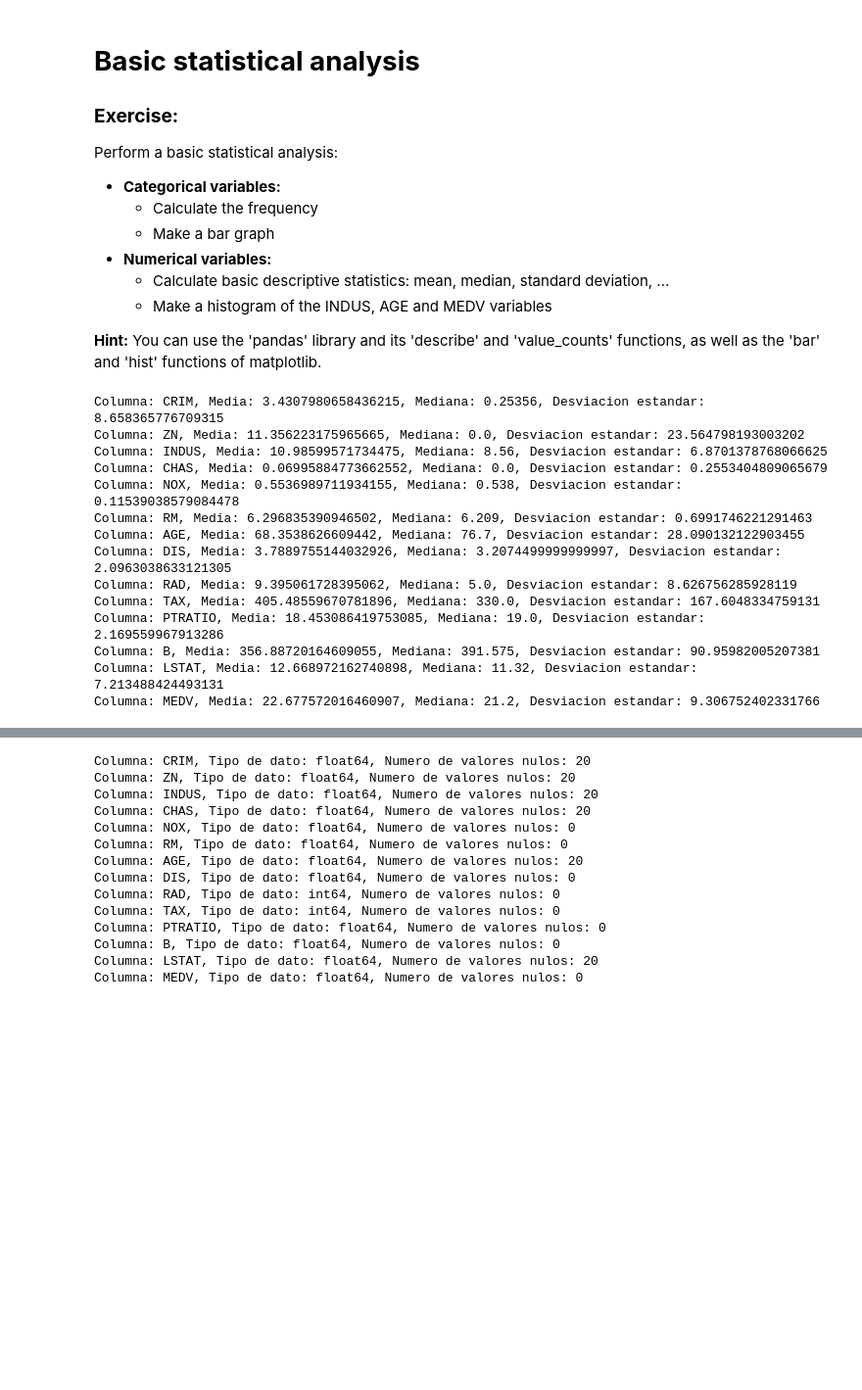
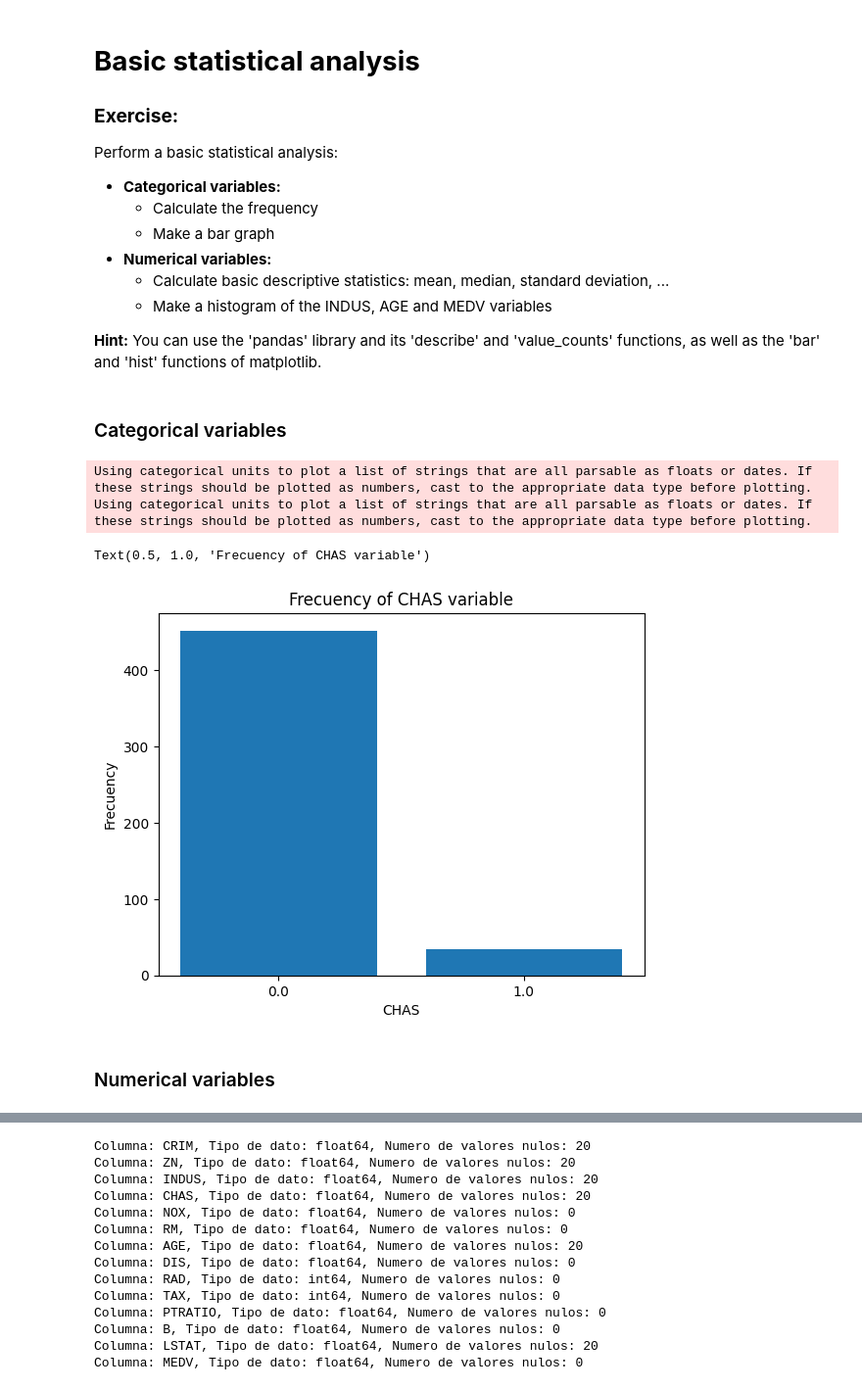
Before and after one commit to Eva080804/EDA, a Jupyter notebook: Ejercicio_1/EDA_inicial_blanco__ENG.ipynb, the cells around one changed output, grey strips where cells are left out. Shown at 98% size. Saved outputs shown, nothing was run; the diff lists cells and outputs as text; code cells hidden in the pictures; blank space fills up the shorter version.

```diff
--- a/Ejercicio_1/EDA_inicial_blanco__ENG.ipynb
+++ b/Ejercicio_1/EDA_inicial_blanco__ENG.ipynb
@@ -119,6 +122,24 @@ Perform a basic statistical analysis:
     *   Make a histogram of the INDUS, AGE and MEDV variables
 
 **Hint:** You can use the 'pandas' library and its 'describe' and 'value_counts' functions, as well as the 'bar' and 'hist' functions of matplotlib.
+# %% [markdown]
+### Categorical variables
+# %%
+boston = boston.dropna(subset = ['CHAS'])
+conteos = boston['CHAS'].value_counts()
+eje_x = conteos.index.astype(str)
+eje_y = boston['CHAS'].value_counts()
+plt.bar(eje_x, eje_y)
+plt.xlabel('CHAS')
+plt.ylabel('Frecuency')
+plt.title('Frecuency of CHAS variable')
+# %% [output]
+Using categorical units to plot a list of strings that are all parsable as floats or dates. If these strings should be plotted as numbers, cast to the appropriate data type before plotting.
+Using categorical units to plot a list of strings that are all parsable as floats or dates. If these strings should be plotted as numbers, cast to the appropriate data type before plotting.
+Text(0.5, 1.0, 'Frecuency of CHAS variable')
+[figure, added]
+# %% [markdown]
+### Numerical variables
 # %%
 # Check for null data in the dataset
 
@@ -129,21 +150,3 @@ Perform a basic statistical analysis:
 # Calculate histograms of the INDUS, AGE and MEDV variables
 
 # Histograms for INDUS, AGE and MEDV
-# %%
-for columna in df.columns:
-    print(f"Columna: {columna}, Media: {df[columna].mean()}, Mediana: {df[columna].median()}, Desviacion estandar: {df[columna].std()}")
-# %% [output]
-Columna: CRIM, Media: 3.4307980658436215, Mediana: 0.25356, Desviacion estandar: 8.658365776709315
-Columna: ZN, Media: 11.356223175965665, Mediana: 0.0, Desviacion estandar: 23.564798193003202
-Columna: INDUS, Media: 10.98599571734475, Mediana: 8.56, Desviacion estandar: 6.8701378768066625
-Columna: CHAS, Media: 0.06995884773662552, Mediana: 0.0, Desviacion estandar: 0.2553404809065679
-Columna: NOX, Media: 0.5536989711934155, Mediana: 0.538, Desviacion estandar: 0.11539038579084478
-Columna: RM, Media: 6.296835390946502, Mediana: 6.209, Desviacion estandar: 0.6991746221291463
-Columna: AGE, Media: 68.3538626609442, Mediana: 76.7, Desviacion estandar: 28.090132122903455
-Columna: DIS, Media: 3.7889755144032926, Mediana: 3.2074499999999997, Desviacion estandar: 2.0963038633121305
-Columna: RAD, Media: 9.395061728395062, Mediana: 5.0, Desviacion estandar: 8.626756285928119
-Columna: TAX, Media: 405.48559670781896, Mediana: 330.0, Desviacion estandar: 167.6048334759131
-Columna: PTRATIO, Media: 18.453086419753085, Mediana: 19.0, Desviacion estandar: 2.169559967913286
-Columna: B, Media: 356.88720164609055, Mediana: 391.575, Desviacion estandar: 90.95982005207381
-Columna: LSTAT, Media: 12.668972162740898, Mediana: 11.32, Desviacion estandar: 7.213488424493131
-Columna: MEDV, Media: 22.677572016460907, Mediana: 21.2, Desviacion estandar: 9.306752402331766
```
Also changed, not shown: parts of 2 cells of this notebook.
